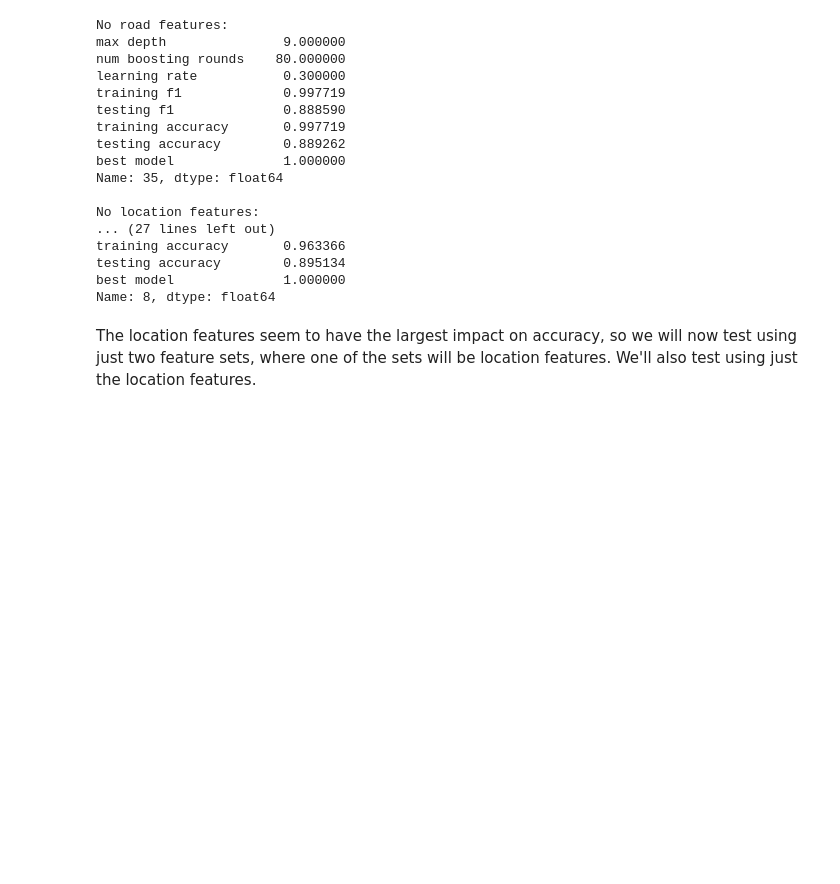
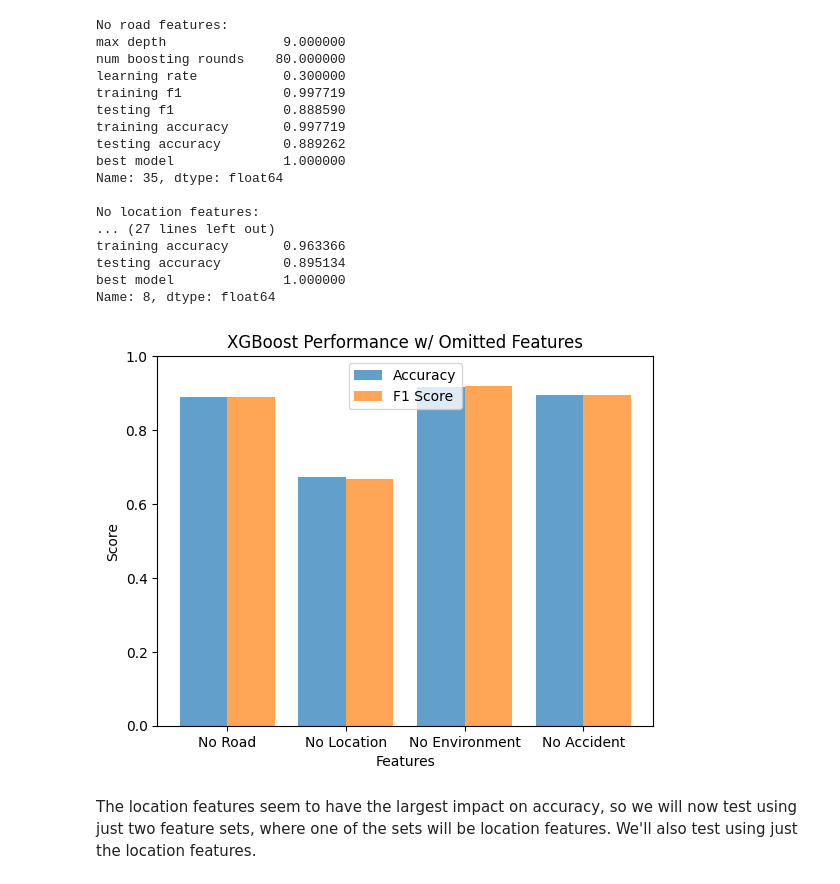
Before and after one commit to salvatorie/ds410-crashlytics, a Jupyter notebook: crashlytics.ipynb, the cells around one changed output. Cells and saved outputs as stored; diff of their text form; code cells hidden in the pictures; blank space fills up the shorter version.

```diff
--- a/crashlytics.ipynb
+++ b/crashlytics.ipynb
@@ -594,6 +642,14 @@ training accuracy       0.963366
 testing accuracy        0.895134
 best model              1.000000
 Name: 8, dtype: float64
+# %%
+setsOfThreeNames = ["No Road", "No Location", "No Environment", "No Accident"]
+setsOfThreeAccuracyScores = [noRoadDf.loc[noRoadIndex, "testing accuracy"], noLocationDf.loc[noLocationIndex, "testing accuracy"], noEnvironmentDf.loc[noEnvironmentIndex, "testing accuracy"], noAccidentDf.loc[noAccidentIndex, "testing accuracy"]]
+setsOfThreeF1Scores = [noRoadDf.loc[noRoadIndex, "testing f1"], noLocationDf.loc[noLocationIndex, "testing f1"], noEnvironmentDf.loc[noEnvironmentIndex, "testing f1"], noAccidentDf.loc[noAccidentIndex, "testing f1"]]
+
+plotClassifierPerformance(classifierLabels=setsOfThreeNames, accuracyScores=setsOfThreeAccuracyScores, f1Scores=setsOfThreeF1Scores, title="XGBoost Performance w/ Omitted Features", xTitle="Features")
+# %% [output]
+[figure, added]
 # %% [markdown]
 The location features seem to have the largest impact on accuracy, so we will now test using just two feature sets, where one of the sets will be location features. We'll also test using just the location features.
 # %%
```
Also changed, not shown: parts of 20 cells of this notebook, 12 other files.
